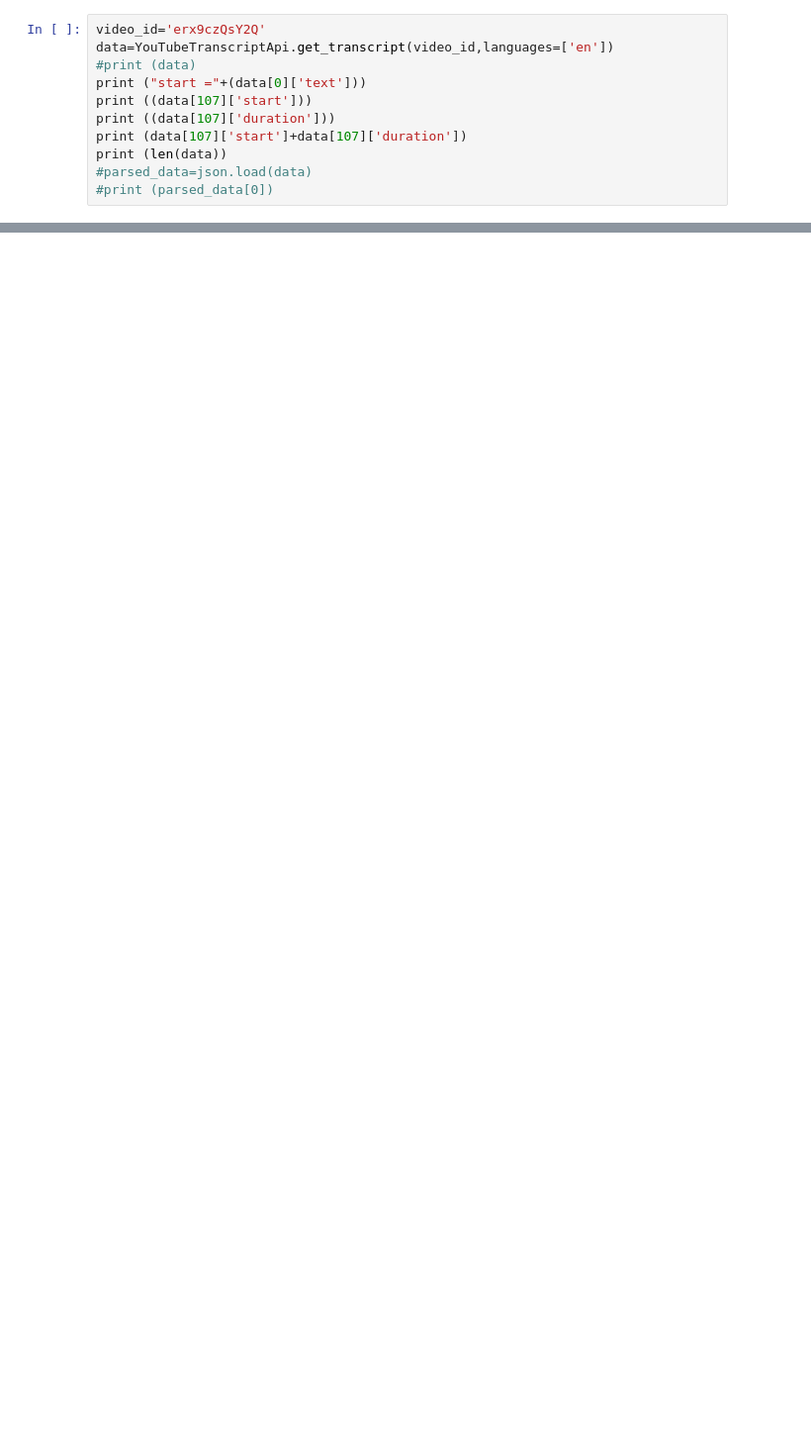
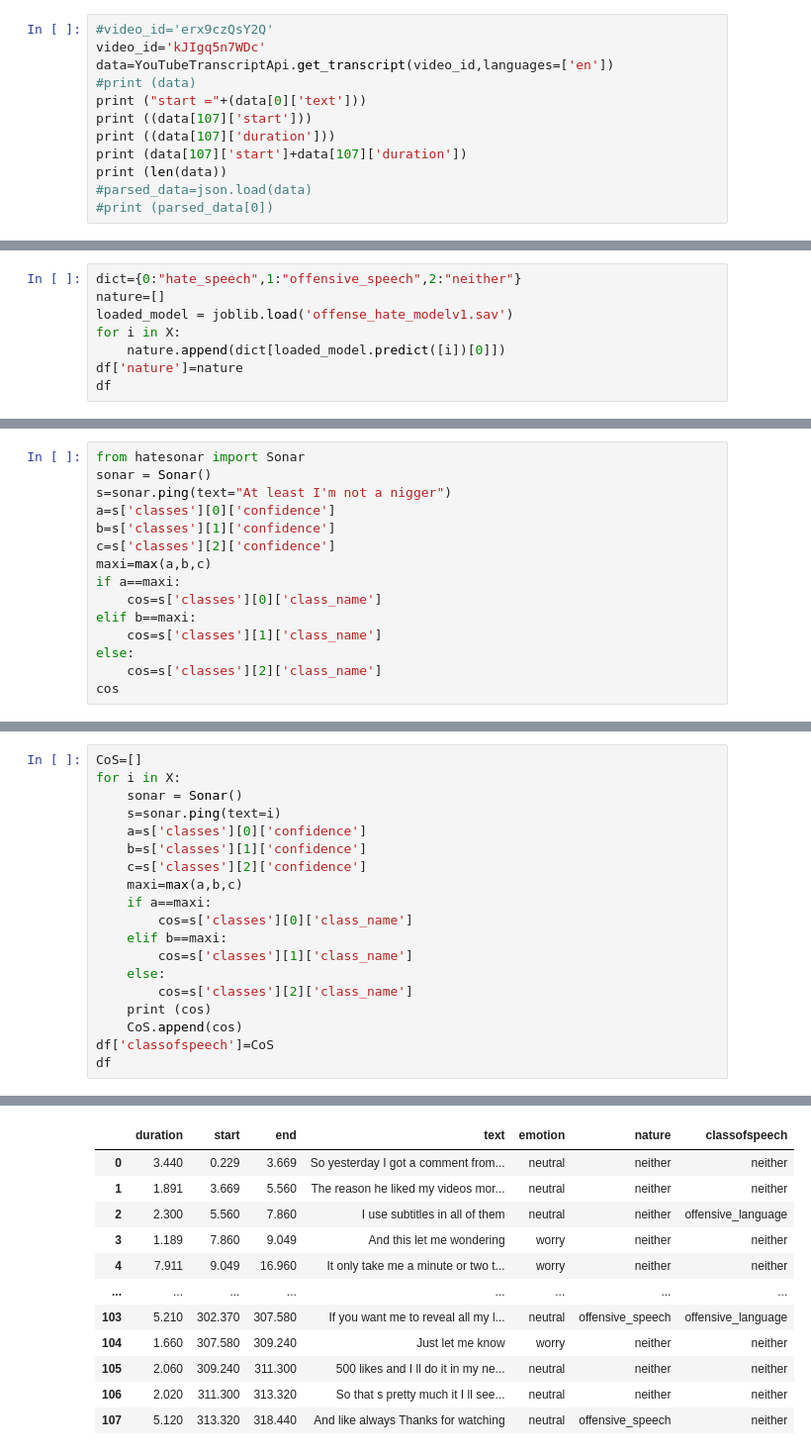
Before and after one commit to abhisheksaxena1998/Youtube_NLP_Analysis, a Jupyter notebook: notebook.ipynb, the cells around one changed output, grey strips where cells are left out. Shown at 99% size. Drawn from its saved outputs; the diff is of its cells as text; blank space fills up the shorter version.

```diff
--- a/notebook.ipynb
+++ b/notebook.ipynb
@@ -4,6 +6,7 @@ import csv
 from youtube_transcript_api import YouTubeTranscriptApi
 # %%
-video_id='erx9czQsY2Q'
+#video_id='erx9czQsY2Q'
+video_id='kJIgq5n7WDc'
 data=YouTubeTranscriptApi.get_transcript(video_id,languages=['en'])
 #print (data)
 print ("start ="+(data[0]['text']))
@@ -47,0 +95,8 @@ Thanks for watching.
+# %%
+dict={0:"hate_speech",1:"offensive_speech",2:"neither"}
+nature=[]
+loaded_model = joblib.load('offense_hate_modelv1.sav')
+for i in X:
+    nature.append(dict[loaded_model.predict([i])[0]])
+df['nature']=nature
+df
@@ -47,0 +130,15 @@ Thanks for watching.
+# %%
+from hatesonar import Sonar
+sonar = Sonar()
+s=sonar.ping(text="At least I'm not a nigger")
+a=s['classes'][0]['confidence']
+b=s['classes'][1]['confidence']
+c=s['classes'][2]['confidence']
+maxi=max(a,b,c)
+if a==maxi:
+    cos=s['classes'][0]['class_name']
+elif b==maxi:
+    cos=s['classes'][1]['class_name']
+else:
+    cos=s['classes'][2]['class_name']
+cos
@@ -47,0 +147,20 @@ Thanks for watching.
+# %%
+CoS=[]
+for i in X:
+    sonar = Sonar()
+    s=sonar.ping(text=i)
+    a=s['classes'][0]['confidence']
+    b=s['classes'][1]['confidence']
+    c=s['classes'][2]['confidence']
+    maxi=max(a,b,c)
+    if a==maxi:
+        cos=s['classes'][0]['class_name']
+    elif b==maxi:
+        cos=s['classes'][1]['class_name']
+    else:
+        cos=s['classes'][2]['class_name']
+    print (cos)
+    CoS.append(cos)
+df['classofspeech']=CoS
+df
+# %% [output]
@@ -47,0 +184,12 @@ Thanks for watching.
+|  | duration | start | end | text | emotion | nature | classofspeech |
+| 0 | 3.440 | 0.229 | 3.669 | So yesterday I got a comment from... | neutral | neither | neither |
+| 1 | 1.891 | 3.669 | 5.560 | The reason he liked my videos mor... | neutral | neither | neither |
+| 2 | 2.300 | 5.560 | 7.860 | I use subtitles in all of them | neutral | neither | offensive_language |
+| 3 | 1.189 | 7.860 | 9.049 | And this let me wondering | worry | neither | neither |
+| 4 | 7.911 | 9.049 | 16.960 | It only take me a minute or two t... | worry | neither | neither |
+| ... | ... | ... | ... | ... | ... | ... | ... |
+| 103 | 5.210 | 302.370 | 307.580 | If you want me to reveal all my l... | neutral | offensive_speech | offensive_language |
+| 104 | 1.660 | 307.580 | 309.240 | Just let me know | worry | neither | neither |
+| 105 | 2.060 | 309.240 | 311.300 | 500 likes and I ll do it in my ne... | neutral | neither | neither |
+| 106 | 2.020 | 311.300 | 313.320 | So that s pretty much it I ll see... | neutral | neither | neither |
+| 107 | 5.120 | 313.320 | 318.440 | And like always Thanks for watching | neutral | offensive_speech | neither |
```
Also changed, not shown: parts of 12 cells of this notebook, 6 other files.
